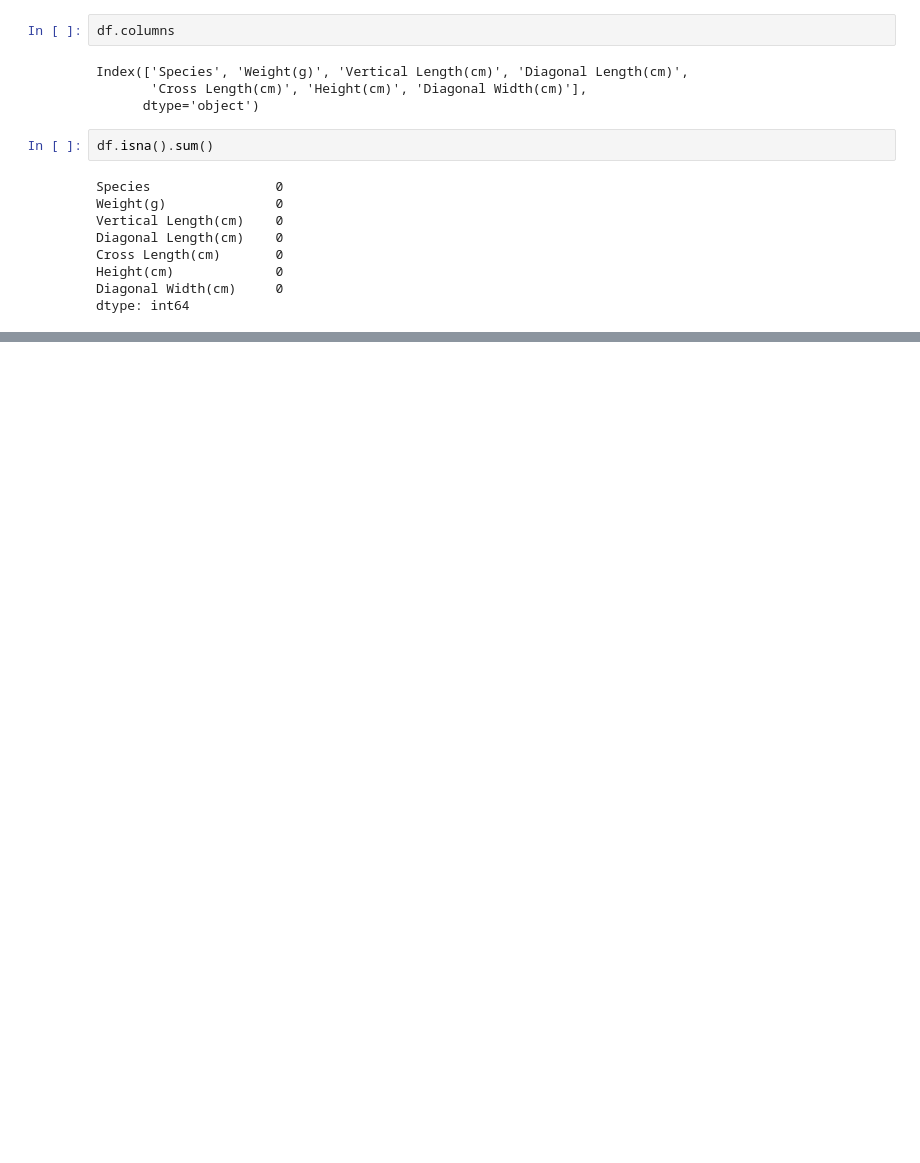
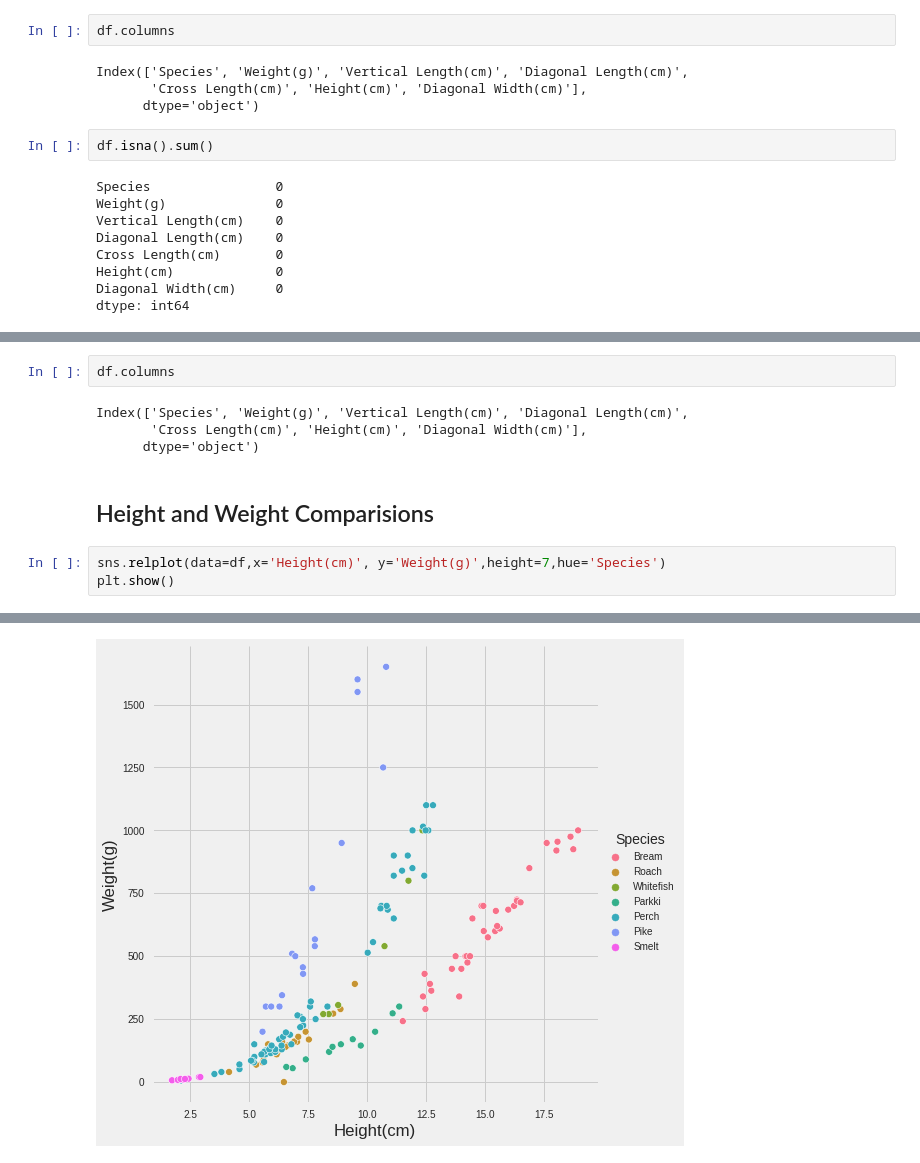
Before and after one commit to NaNdalal-dev/Fish-market, a Jupyter notebook: fish market.ipynb, the cells around one changed output, grey strips where cells are left out. Drawn from its saved outputs; the diff is of its cells as text; blank space fills up the shorter version.

```diff
--- a/fish market.ipynb
+++ b/fish market.ipynb
@@ -23,0 +63,12 @@ dtype: int64
+# %%
+df.columns
+# %% [output]
+Index(['Species', 'Weight(g)', 'Vertical Length(cm)', 'Diagonal Length(cm)',
+       'Cross Length(cm)', 'Height(cm)', 'Diagonal Width(cm)'],
+      dtype='object')
+# %% [markdown]
+## Height and Weight Comparisions
+# %%
+sns.relplot(data=df,x='Height(cm)', y='Weight(g)',height=7,hue='Species')
+plt.show()
+# %% [output]
@@ -23,0 +77 @@ dtype: int64
+[figure, added]
```
Also changed, not shown: parts of 11 cells of this notebook.
